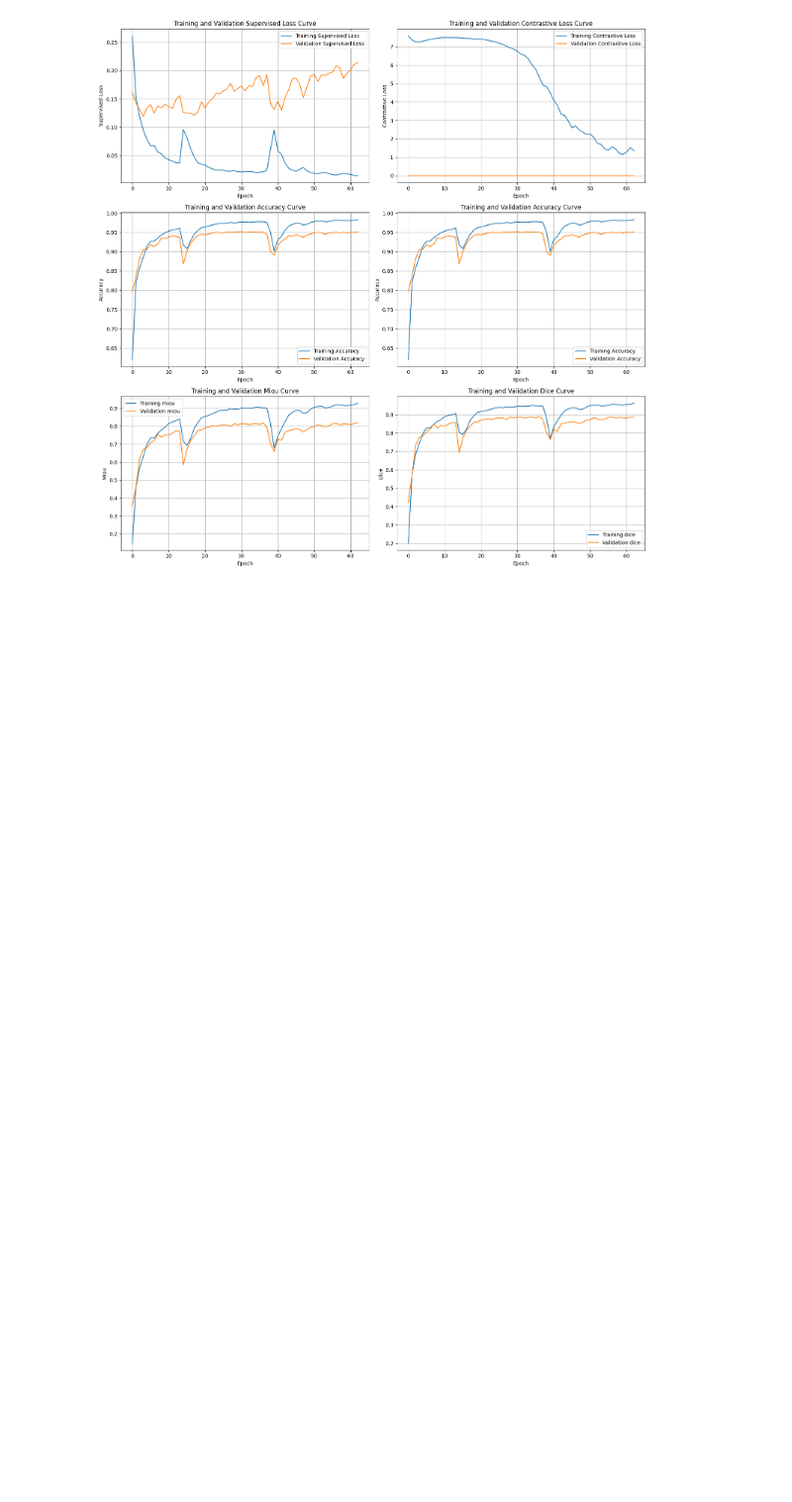
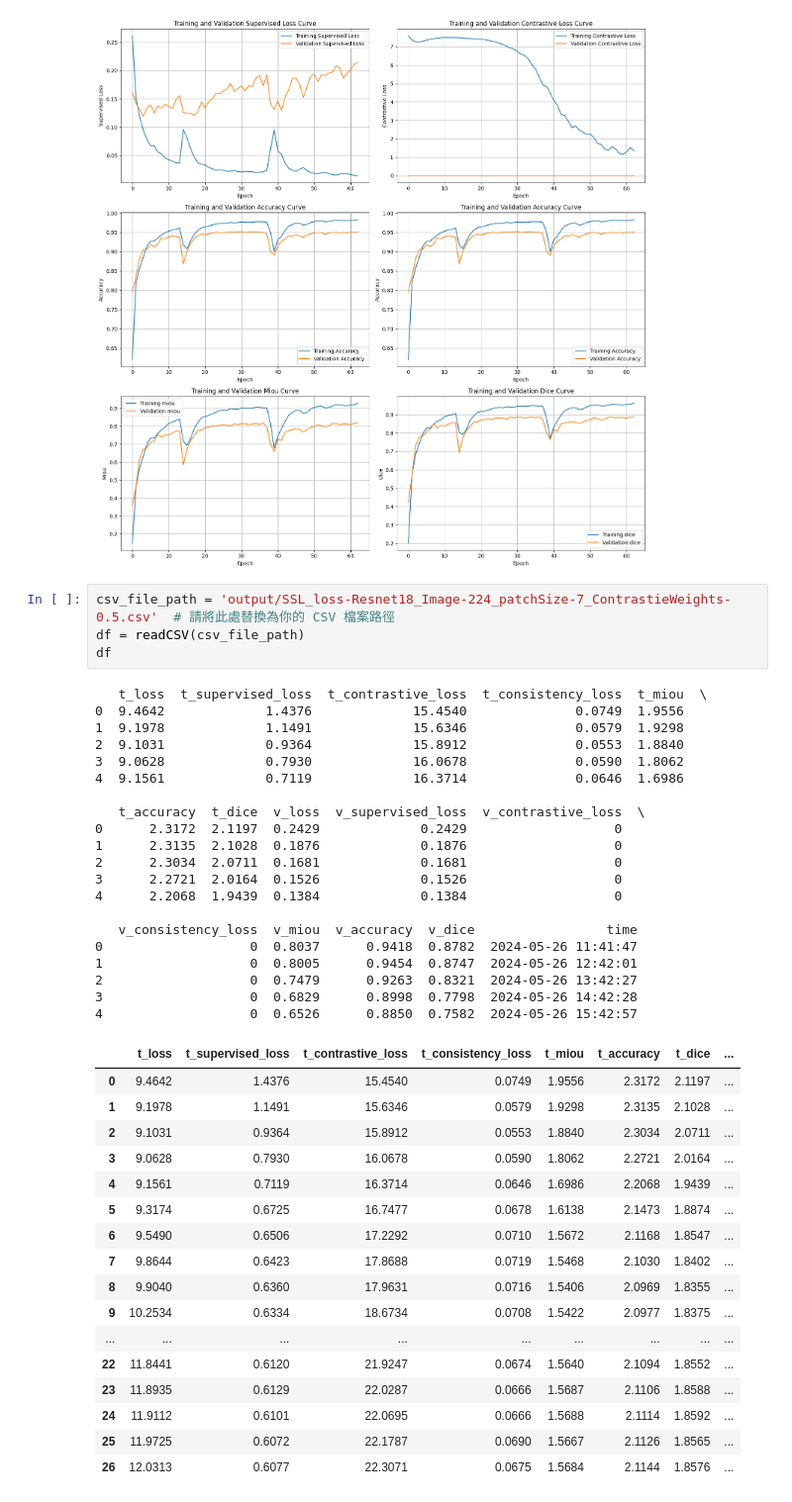
Before and after one commit to Yang-Jiaxiang/PatchCL-MedSeg-Louis, a Jupyter notebook: Loss_curve.ipynb, the cells around one changed output. Shown at 99% size. Drawn from its saved outputs; the diff is of its cells as text; blank space fills up the shorter version.

Commit message:
semi-supervised learning

```diff
--- a/Loss_curve.ipynb
+++ b/Loss_curve.ipynb
@@ -187,3 +187,45 @@ plotCurve(df)
 4                   0  0.6808      0.9063  0.7830  2024-05-23 14:50:06
 <Figure size 1500x1500 with 0 Axes>
 [figure]
+# %%
+csv_file_path = 'output/SSL_loss-Resnet18_Image-224_patchSize-7_ContrastieWeights-0.5.csv'  # 請將此處替換為你的 CSV 檔案路徑
+df = readCSV(csv_file_path)
+df
+# %% [output]
+   t_loss  t_supervised_loss  t_contrastive_loss  t_consistency_loss  t_miou  \
+0  9.4642             1.4376             15.4540              0.0749  1.9556
+1  9.1978             1.1491             15.6346              0.0579  1.9298
+2  9.1031             0.9364             15.8912              0.0553  1.8840
+3  9.0628             0.7930             16.0678              0.0590  1.8062
+4  9.1561             0.7119             16.3714              0.0646  1.6986
+
+   t_accuracy  t_dice  v_loss  v_supervised_loss  v_contrastive_loss  \
+0      2.3172  2.1197  0.2429             0.2429                   0
+1      2.3135  2.1028  0.1876             0.1876                   0
+2      2.3034  2.0711  0.1681             0.1681                   0
+3      2.2721  2.0164  0.1526             0.1526                   0
+4      2.2068  1.9439  0.1384             0.1384                   0
+
+   v_consistency_loss  v_miou  v_accuracy  v_dice                 time
+0                   0  0.8037      0.9418  0.8782  2024-05-26 11:41:47
+1                   0  0.8005      0.9454  0.8747  2024-05-26 12:42:01
+2                   0  0.7479      0.9263  0.8321  2024-05-26 13:42:27
+3                   0  0.6829      0.8998  0.7798  2024-05-26 14:42:28
+4                   0  0.6526      0.8850  0.7582  2024-05-26 15:42:57
+|  | t_loss | t_supervised_loss | t_contrastive_loss | t_consistency_loss | t_miou | t_accuracy | t_dice | ... |
+| 0 | 9.4642 | 1.4376 | 15.4540 | 0.0749 | 1.9556 | 2.3172 | 2.1197 | ... |
+| 1 | 9.1978 | 1.1491 | 15.6346 | 0.0579 | 1.9298 | 2.3135 | 2.1028 | ... |
+| 2 | 9.1031 | 0.9364 | 15.8912 | 0.0553 | 1.8840 | 2.3034 | 2.0711 | ... |
+| 3 | 9.0628 | 0.7930 | 16.0678 | 0.0590 | 1.8062 | 2.2721 | 2.0164 | ... |
+| 4 | 9.1561 | 0.7119 | 16.3714 | 0.0646 | 1.6986 | 2.2068 | 1.9439 | ... |
+| 5 | 9.3174 | 0.6725 | 16.7477 | 0.0678 | 1.6138 | 2.1473 | 1.8874 | ... |
+| 6 | 9.5490 | 0.6506 | 17.2292 | 0.0710 | 1.5672 | 2.1168 | 1.8547 | ... |
+| 7 | 9.8644 | 0.6423 | 17.8688 | 0.0719 | 1.5468 | 2.1030 | 1.8402 | ... |
+| 8 | 9.9040 | 0.6360 | 17.9631 | 0.0716 | 1.5406 | 2.0969 | 1.8355 | ... |
+| 9 | 10.2534 | 0.6334 | 18.6734 | 0.0708 | 1.5422 | 2.0977 | 1.8375 | ... |
+| ... | ... | ... | ... | ... | ... | ... | ... | ... |
+| 22 | 11.8441 | 0.6120 | 21.9247 | 0.0674 | 1.5640 | 2.1094 | 1.8552 | ... |
+| 23 | 11.8935 | 0.6129 | 22.0287 | 0.0666 | 1.5687 | 2.1106 | 1.8588 | ... |
+| 24 | 11.9112 | 0.6101 | 22.0695 | 0.0666 | 1.5688 | 2.1114 | 1.8592 | ... |
+| 25 | 11.9725 | 0.6072 | 22.1787 | 0.0690 | 1.5667 | 2.1126 | 1.8565 | ... |
+| 26 | 12.0313 | 0.6077 | 22.3071 | 0.0675 | 1.5684 | 2.1144 | 1.8576 | ... |
```
Also changed, not shown: 4 other files.
